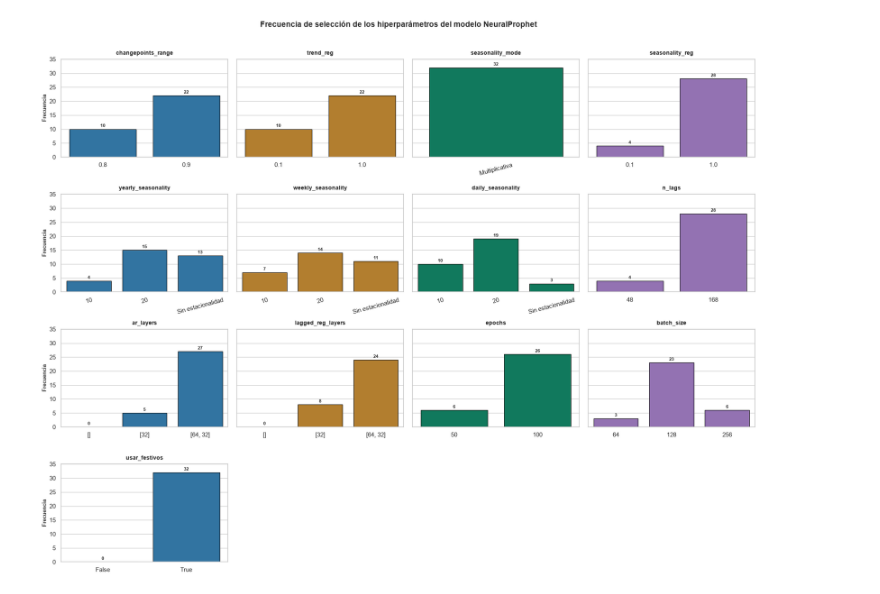
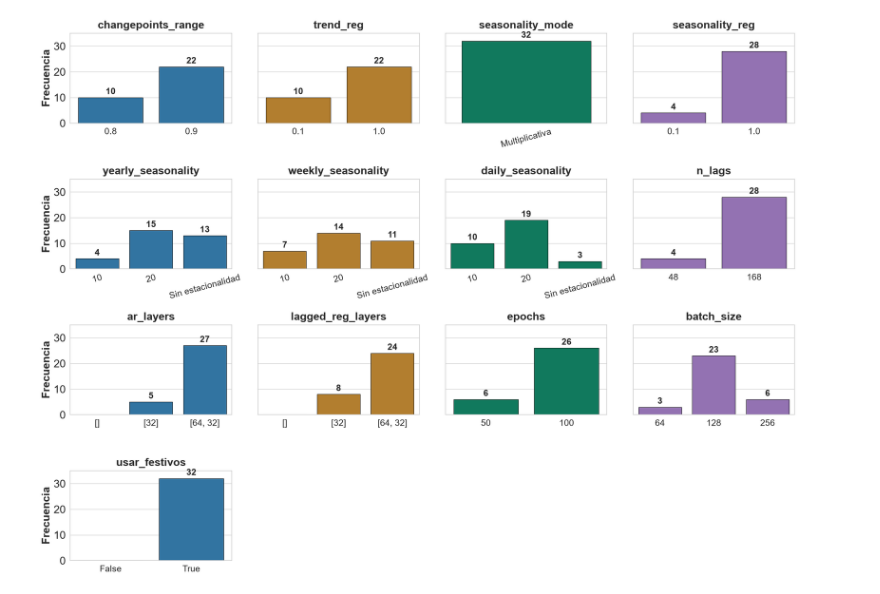
Before and after one commit to juanfran12345/TFM, a Jupyter notebook: scripts/extra.ipynb, the cells around one changed output. Cells and saved outputs as stored; diff of their text form; code cells hidden in the pictures.

Commit message:
Ajustado tamaño de las imágenes para la memoria del TFM

```diff
--- a/scripts/extra.ipynb
+++ b/scripts/extra.ipynb
@@ -311,10 +575,12 @@ sns.set_theme(style="whitegrid")
 plt.rcParams.update(
     {
         "font.family": "sans-serif",
-        "font.size": 9,
-        "axes.titlesize": 10,
+        "font.size": 22,
+        "axes.titlesize": 22,
         "axes.titleweight": "bold",
-        "axes.labelsize": 9,
+        "axes.labelsize": 22,
+        "xtick.labelsize": 22,
+        "ytick.labelsize": 22,
     }
 )
 
@@ -423,7 +689,7 @@ data = {
 fig, axes = plt.subplots(
     4,
     4,
-    figsize=(18, 14),
+    figsize=(22, 17),
     sharey=True
 )
 
@@ -453,6 +719,7 @@ for i, (param_name, param_data) in enumerate(data.items()):
     # --------------------------------------------------------------------------
     # Conversión del diccionario en DataFrame
     # --------------------------------------------------------------------------
+
     df_temp = pd.DataFrame(
         list(param_data.items()),
         columns=[
@@ -467,6 +734,7 @@ for i, (param_name, param_data) in enumerate(data.items()):
     # --------------------------------------------------------------------------
     # Diagrama de barras
     # --------------------------------------------------------------------------
+
     bars = sns.barplot(
         data=df_temp,
         x="Valor",
@@ -480,9 +748,12 @@ for i, (param_name, param_data) in enumerate(data.items()):
     # --------------------------------------------------------------------------
     # Título y ejes
     # --------------------------------------------------------------------------
+
     ax.set_title(
         param_name,
-        pad=8
+        pad=10,
+        fontsize=22,
+        fontweight="bold"
     )
 
     ax.set_xlabel("")
@@ -490,7 +761,8 @@ for i, (param_name, param_data) in enumerate(data.items()):
     ax.set_ylabel(
         "Frecuencia"
         if i % 4 == 0
-        else ""
+        else "",
+        fontsize=22
     )
 
     ax.set_ylim(
@@ -498,44 +770,60 @@ for i, (param_name, param_data) in enumerate(data.items()):
         35
     )
 
+    # Tamaño de los valores de los ejes
+    ax.tick_params(
+        axis="x",
+        labelsize=22
+    )
+
+    ax.tick_params(
+        axis="y",
+        labelsize=22
+    )
+
     # --------------------------------------------------------------------------
     # Frecuencia sobre cada barra
     # --------------------------------------------------------------------------
+
     for p in bars.patches:
 
         height = p.get_height()
 
-        ax.annotate(
-            f"{int(height)}",
-            (
-                p.get_x() + p.get_width() / 2.0,
-                height
-            ),
-            ha="center",
-            va="bottom",
-            xytext=(0, 2),
-            textcoords="offset points",
-            fontsize=8,
-            fontweight="bold"
-        )
+        if height > 0:
+
+            ax.annotate(
+                f"{int(height)}",
+                (
+                    p.get_x() + p.get_width() / 2.0,
+                    height
+                ),
+                ha="center",
+                va="bottom",
+                xytext=(0, 3),
+                textcoords="offset points",
+                fontsize=18,
+                fontweight="bold"
+            )
 
     # --------------------------------------------------------------------------
     # Rotación de etiquetas largas
     # --------------------------------------------------------------------------
+
     etiquetas = [
         etiqueta.get_text()
         for etiqueta in ax.get_xticklabels()
     ]
 
-    if any(
-        len(etiqueta) > 8
-        for etiqueta in etiquetas
-    ):
-
-        ax.tick_params(
-            axis="x",
-            labelrotation=15
+    ax.set_xticklabels(
+        ax.get_xticklabels(),
+        rotation=15
+        if any(
+            len(etiqueta) > 8
+            for etiqueta in etiquetas
         )
+        else 0,
+        fontsize=18
+    )
 
 
 # ==============================================================================
@@ -555,42 +843,35 @@ for j in range(
 # ==============================================================================
 # Título principal y ajuste del diseño
 # ==============================================================================
 
-fig.suptitle(
-    "Frecuencia de selección de los hiperparámetros del modelo NeuralProphet",
-    fontsize=14,
-    fontweight="bold",
-    y=0.99
-)
-
 plt.tight_layout(
     rect=[
         0,
         0,
         1,
-        0.97
+        0.96
     ]
 )
 
 
 # ==============================================================================
 # Guardado de la figura
 # ==============================================================================
 
 file_path = os.path.join(
     output_dir,
     "hiperparametros_neuralprophet_barras.png"
 )
 
 plt.savefig(
     file_path,
     bbox_inches="tight",
     dpi=300
 )
 
 plt.show()
 # %% [output]
-[figure, old version]
+[figure, new version]
 # %%
 import os
 import matplotlib.pyplot as plt
```
Also changed, not shown: parts of 13 cells of this notebook, 45 other files.
